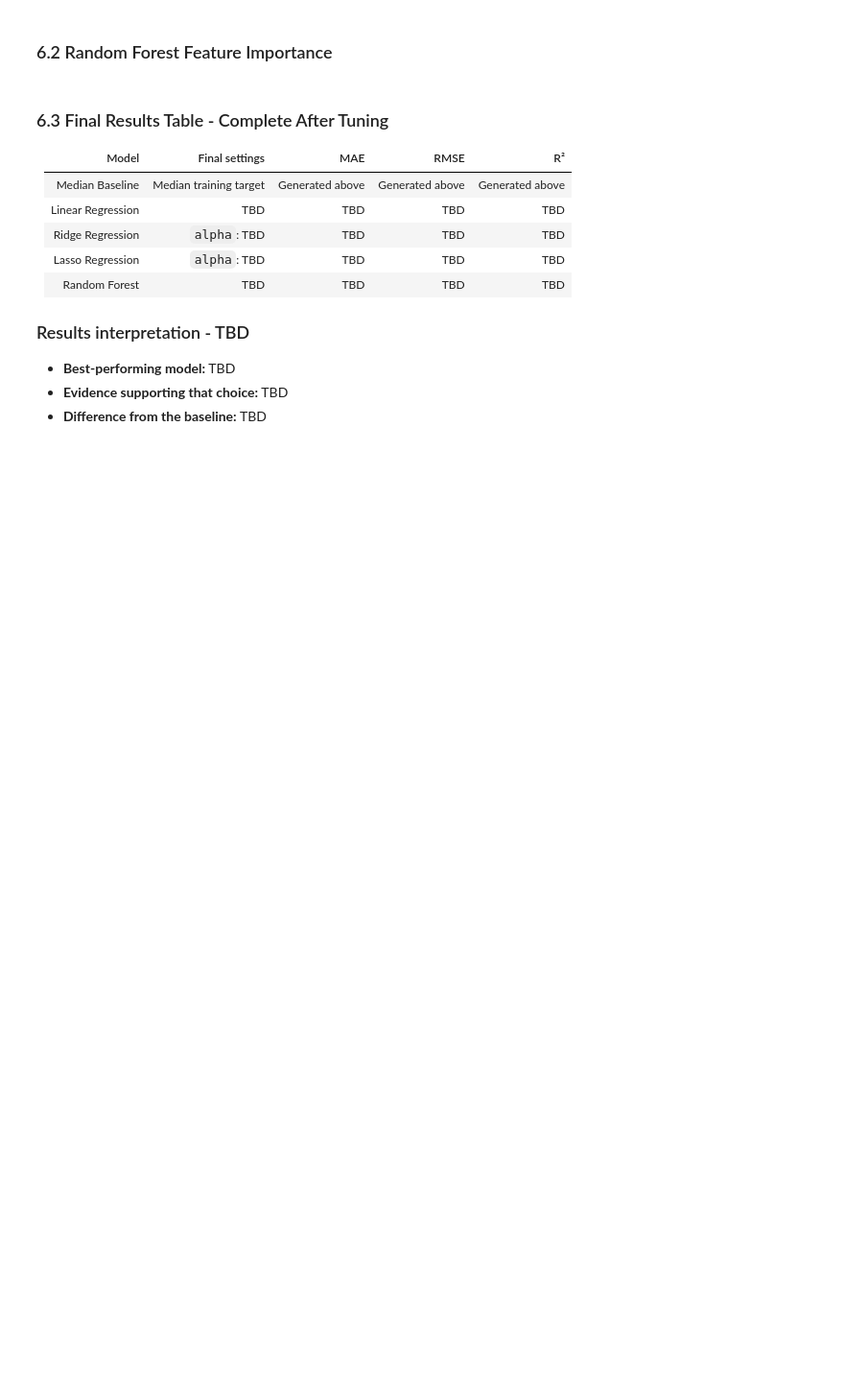
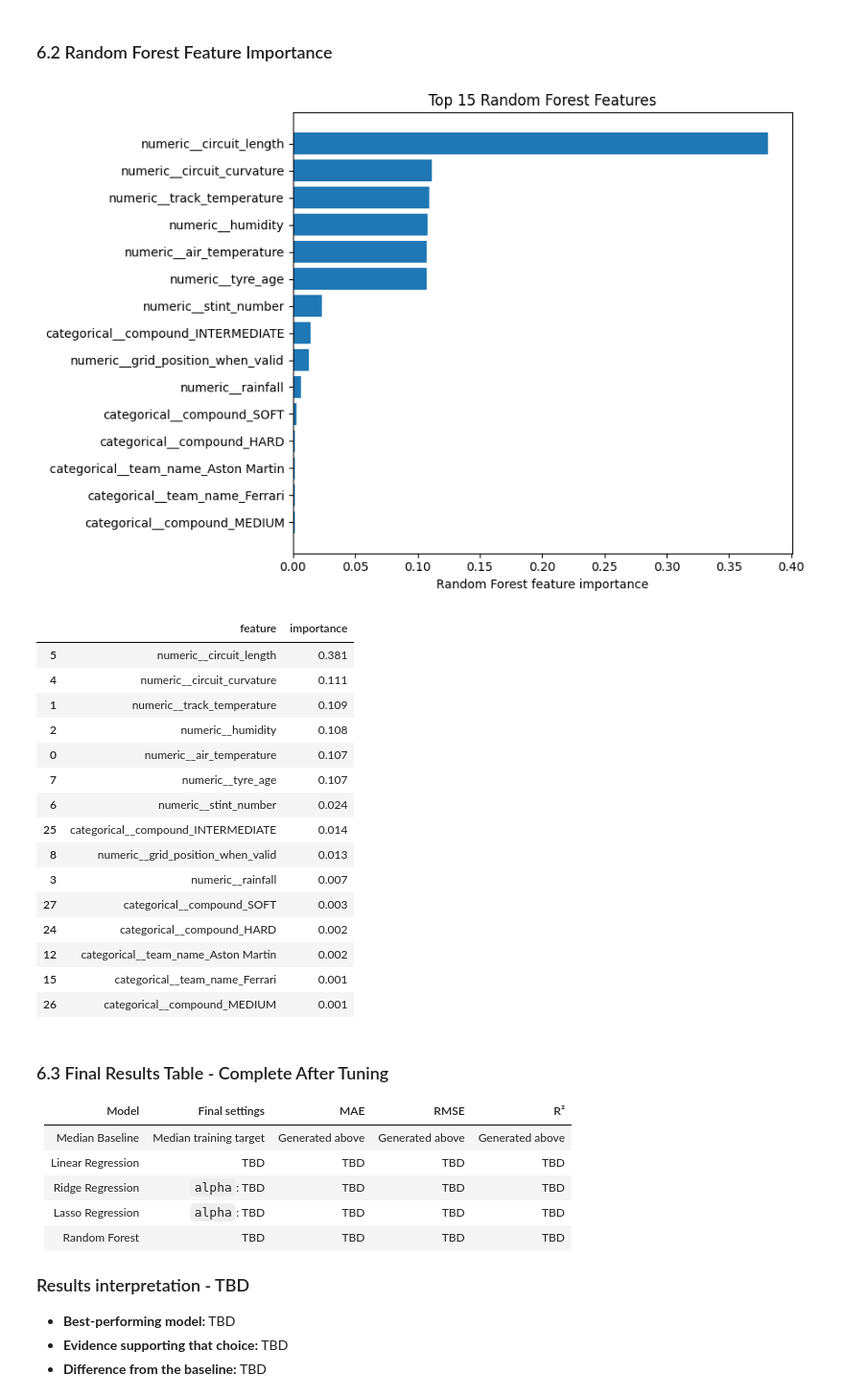
Before and after one commit to Sean-Staszewski/F1-Grand-Prix-Predictor, a Jupyter notebook: Project_Notebook_Results.ipynb, the cells around one changed output. Shown at 96% size. Cells and saved outputs as stored; diff of their text form; code cells hidden in the pictures; blank space fills up the shorter version.

```diff
--- a/Project_Notebook_Results.ipynb
+++ b/Project_Notebook_Results.ipynb
@@ -33,7 +33,7 @@ TARGET = "lap_duration"
 
 # Keep None unless the team agrees on and documents an outlier-removal rule.
 # Example: 0.99 would remove target values above the 99th percentile.
-OUTLIER_UPPER_QUANTILE = None
+OUTLIER_UPPER_QUANTILE = 0.93
 
 # Current simplest strategy: use session_type as a categorical model feature.
 # Alternative experiments with separate Practice/Qualifying/Race models can be added later.
@@ -41,6 +41,12 @@ SESSION_STRATEGY = "feature"
 
 # Model training can be expensive on the full dataset. Turn this on when ready.
 RUN_MODELS = True
+
+# Cross-validation can be expensive on the full dataset. Turn this on when ready.
+RUN_CROSS_VALIDATION = False
+
+# Feature engineering can be expensive on the full dataset. Turn this on when ready.
+RUN_FEATURE_ENGINEERING = False
 # %% [markdown]
 ## 1. Problem and Dataset Overview
 
@@ -438,9 +546,8 @@ from scipy.interpolate import CubicSpline
 from GetData import SESSIONS_DIR, YEAR_FILE_PATTERN, openf1_get
 
 PLOTS_DIR = "Plots"
-RUN_THIS = False
 
-if RUN_THIS:
+if RUN_FEATURE_ENGINEERING:
     # Download sessions data before running the curvature pipeline
     os.makedirs(SESSIONS_DIR, exist_ok=True)
     years = range(2023, 2027)
@@ -1037,28 +1289,49 @@ else:
 # %% [markdown]
 ### 6.2 Random Forest Feature Importance
 # %%
-if "Random Forest" in fitted_models:
-    rf_pipeline = fitted_models["Random Forest"]
+if "Random Forest_general" in fitted_models:
+    rf_pipeline = fitted_models["Random Forest_general"]
     feature_names = rf_pipeline.named_steps["preprocessor"].get_feature_names_out()
     importances = rf_pipeline.named_steps["model"].feature_importances_
 
     importance_table = (
         pd.DataFrame({"feature": feature_names, "importance": importances})
         .sort_values("importance", ascending=False)
         .head(15)
         .sort_values("importance")
     )
 
     plt.figure(figsize=(9, 6))
+
+
+
     plt.barh(importance_table["feature"], importance_table["importance"])
     plt.xlabel("Random Forest feature importance")
     plt.title("Top 15 Random Forest Features")
     plt.tight_layout()
     plt.show()
 
     display(importance_table.sort_values("importance", ascending=False))
 else:
     print("Feature importance: TBD")
+# %% [output]
+[figure, added]
+|  | feature | importance |
+| 5 | numeric__circuit_length | 0.381 |
+| 4 | numeric__circuit_curvature | 0.111 |
+| 1 | numeric__track_temperature | 0.109 |
+| 2 | numeric__humidity | 0.108 |
+| 0 | numeric__air_temperature | 0.107 |
+| 7 | numeric__tyre_age | 0.107 |
+| 6 | numeric__stint_number | 0.024 |
+| 25 | categorical__compound_INTERMEDIATE | 0.014 |
+| 8 | numeric__grid_position_when_valid | 0.013 |
+| 3 | numeric__rainfall | 0.007 |
+| 27 | categorical__compound_SOFT | 0.003 |
+| 24 | categorical__compound_HARD | 0.002 |
+| 12 | categorical__team_name_Aston Martin | 0.002 |
+| 15 | categorical__team_name_Ferrari | 0.001 |
+| 26 | categorical__compound_MEDIUM | 0.001 |
 # %% [markdown]
 ### 6.3 Final Results Table - Complete After Tuning
 
```
Also changed, not shown: parts of 22 cells of this notebook.
